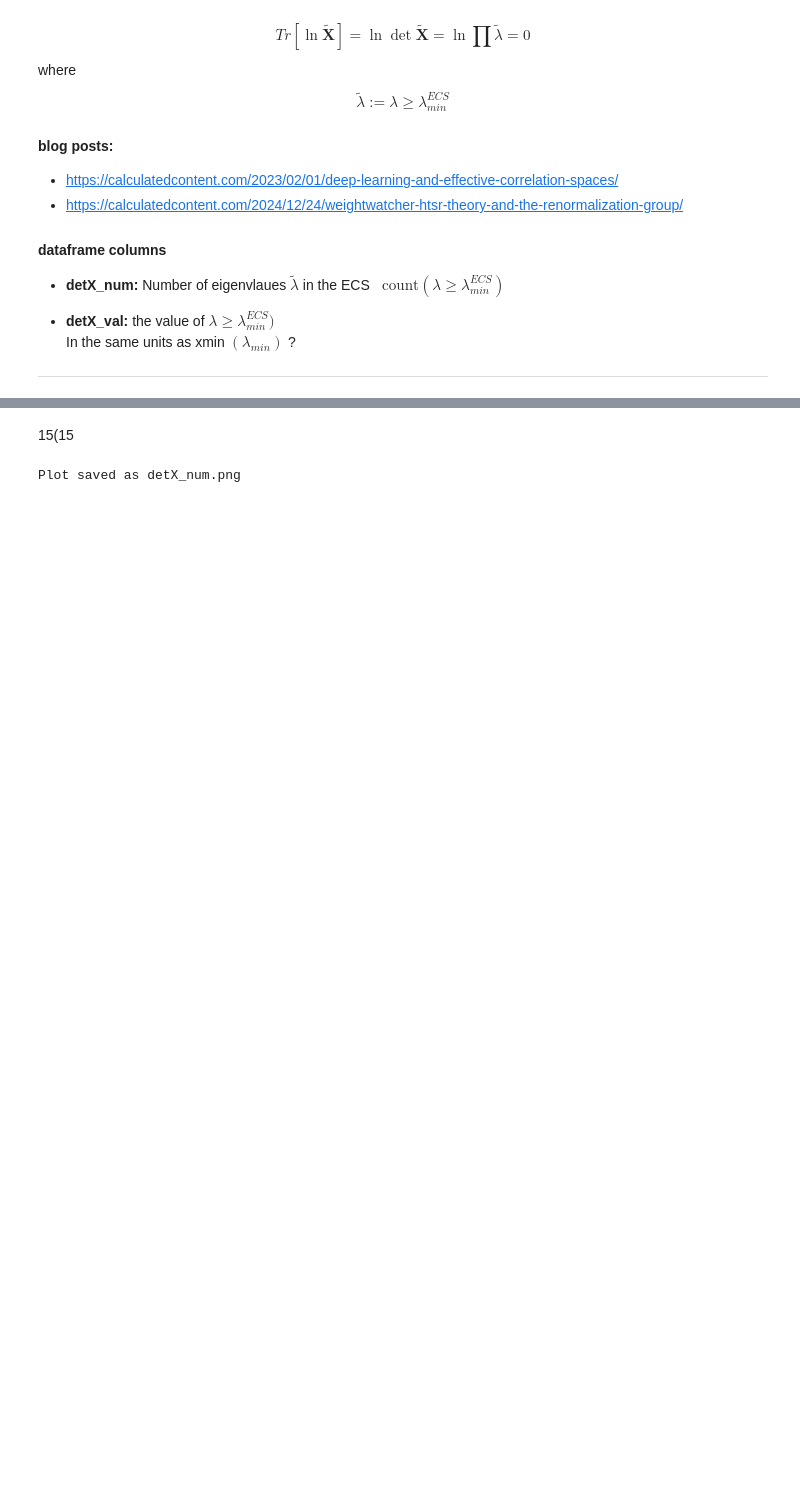
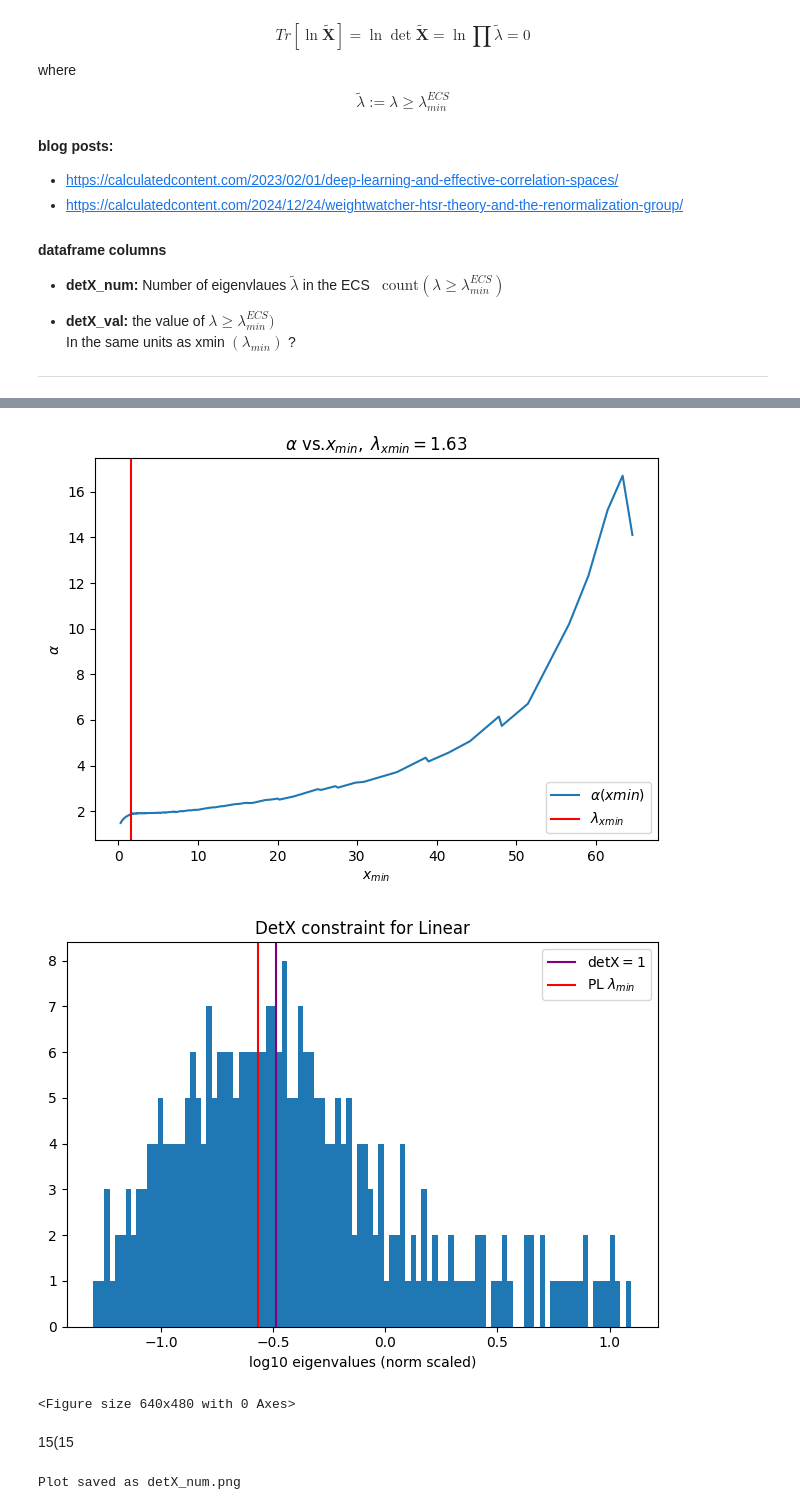
Before and after one commit to charlesmartin14/SETOL_experiments, a Jupyter notebook: pytorch/WWExamples.ipynb, the cells around one changed output, grey strips where cells are left out. Saved outputs shown, nothing was run; the diff lists cells and outputs as text; code cells hidden in the pictures; blank space fills up the shorter version.

```diff
--- a/pytorch/WWExamples.ipynb
+++ b/pytorch/WWExamples.ipynb
@@ -795,3 +726,6 @@ $$Tr[\ln \mathbf{\tilde{X}}]=\ln \det \mathbf{\tilde{X}} = \ln \prod \tilde{\lam
   In the same units as xmin $(\lambda_{min})$ ?
 
 <hr>
+# %%
+df3 = watcher.analyze(layers=[3], plot=True, detX=True)
+# %% [output]
@@ -798,3 +736,6 @@ $$Tr[\ln \mathbf{\tilde{X}}]=\ln \det \mathbf{\tilde{X}} = \ln \prod \tilde{\lam
+[figure, added]
+[figure, added]
+<Figure size 640x480 with 0 Axes>
 # %% [markdown]
 15(15
 # %%
```
Also changed, not shown: parts of 12 cells of this notebook.
